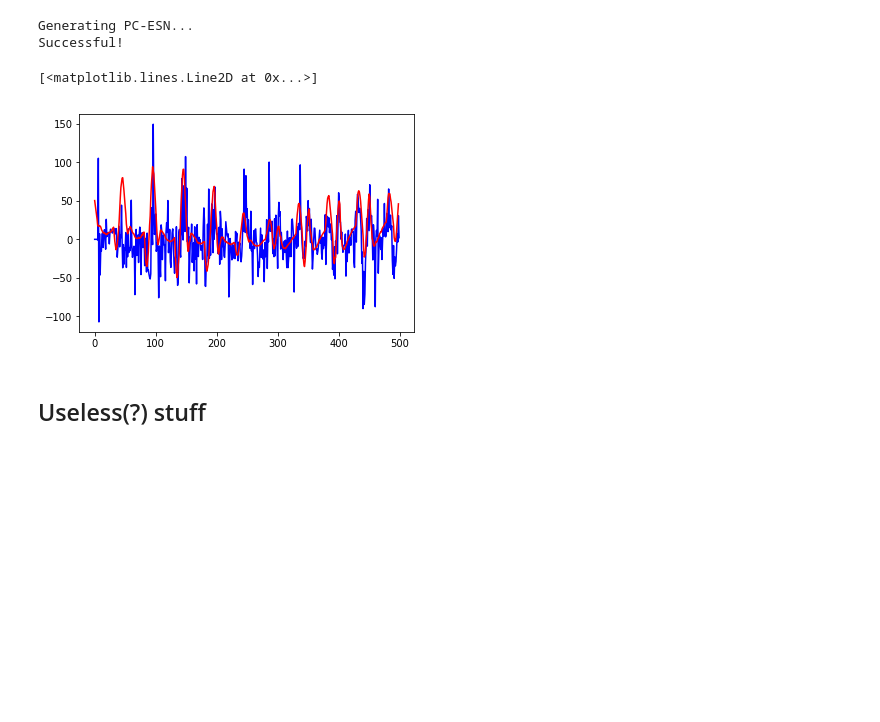
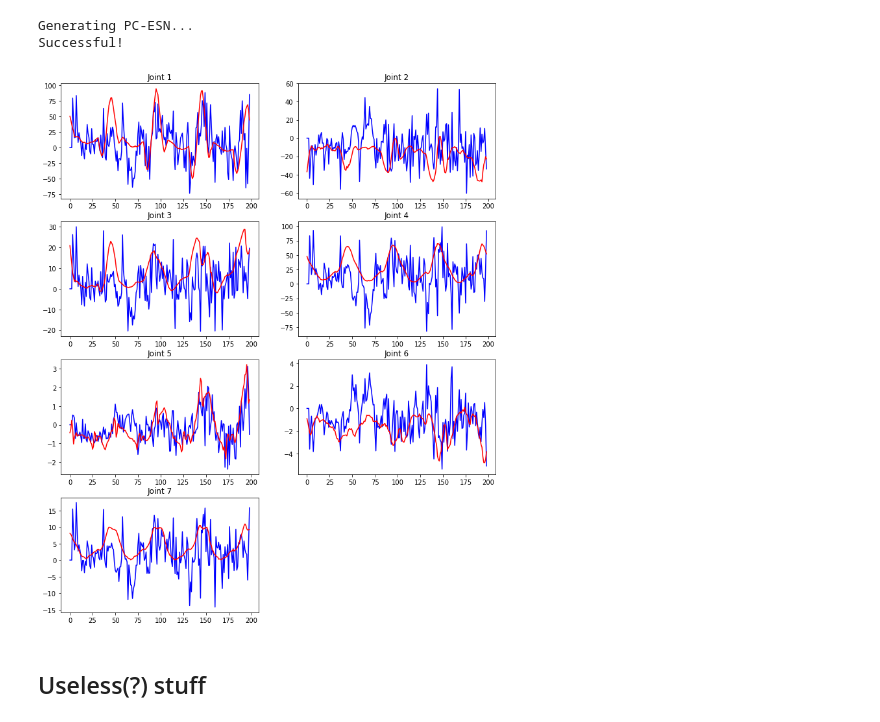
Before and after one commit to jaclanL/Project-Course---Deep-NN-, a Jupyter notebook: PC-ESN.ipynb, the cells around one changed output. Cells and saved outputs as stored; diff of their text form; code cells hidden in the pictures; blank space fills up the shorter version.

Commit message:
Full plot and dynamic eta

```diff
--- a/PC-ESN.ipynb
+++ b/PC-ESN.ipynb
@@ -21,7 +21,7 @@ def normalize_input(inputSequence):
 ## PC-ESN Class
 # %%
 class PCESN():
-    def __init__(self,nInputUnits,nReservoirUnits,nOutputUnits,spectralRadius,sigma2, phi2,eta):
+    def __init__(self,nInputUnits,nReservoirUnits,nOutputUnits,spectralRadius,sigma2,phi2):
         print('Generating PC-ESN...')
         # Structure
         self.nInputUnits = nInputUnits
@@ -30,9 +30,9 @@ class PCESN():
 
         # Parameters
         self.spectralRadius = spectralRadius # 0<sR<1 to ensure ESP! default 0.4???
-        self.sigma2 = sigma2 # Variance
-        self.phi2 = phi2 # High relative to?
-        self.eta = eta # learning rate, default???
+        self.sigma2 = sigma2
+        self.phi2 = phi2
+        self.eta = 1 # learning rate,  0.1 -> 0.01 eta^p < inf, sum(eta) = inf,
 
         # Initalize input sum and mean variables
         self.inputMean = zeros((nInputUnits,1))
@@ -60,18 +60,15 @@ class PCESN():
         self.Wfb = (2.0 * random.rand(nReservoirUnits, nOutputUnits)- 1.0)
         self.Wout = zeros((nOutputUnits,nReservoirUnits))
         self.Wdir = zeros((nOutputUnits,nInputUnits))
-        self.Wtrain = hstack((self.Wout,self.Wdir))
+        self.Wtrain = hstack((self.Wout,self.Wdir)) # just a combination of [Wout Wdir]
 
         self.r = zeros((nReservoirUnits,1))
         self.s = zeros((nInputUnits,1))
         self.o = zeros((nOutputUnits,1))
         self.c = vstack((self.r, self.s))
-        #self.Wout = (2.0 * random.rand(nOutputUnits,nReservoirUnits)- 1.0) # init not mentioned???
-        #self.Wdir = (2.0 * random.rand(nOutputUnits,nInputUnits)- 1.0)
-        #self.Wtrain = zeros((nOutputUnits, nInputUnits + nReservoirUnits)) - just a combination of [Wout Wdir]
 
         # Initialize covariance matrix
-        self.V = self.sigma2 * eye(nInputUnits + nReservoirUnits)
+        self.V = self.phi2 * eye(nInputUnits + nReservoirUnits)
 
         print('Successful!\n')
 
@@ -111,6 +108,8 @@ class PCESN():
         # Calculate GHL update
         dWin = self.eta*(inputSample@self.s.T - tril(self.s @ self.s.T) @ self.Win)
         self.Win += dWin # update Win matrix
+
+        self.eta = 1/sqrt(self.t) # Update learning rate
 # %% [markdown]
 ## Process data
 # %%
@@ -137,30 +136,31 @@ nReservoirUnits = 600
 nOutputUnits = 7
 spectralRadius = 0.4
 sigma2 = 0.1
-phi2 = 10
-eta = 0.01
+phi2 = 10 # Updates every step
 
-pcesn = PCESN(nInputUnits,nReservoirUnits,nOutputUnits,spectralRadius,sigma2,phi2,eta)
+pcesn = PCESN(nInputUnits,nReservoirUnits,nOutputUnits,spectralRadius,sigma2,phi2)
 
 data_len = uTrain.shape[0]
 output = zeros((7,data_len,1))
 test = []
 
-totalSamples = 500
+totalSamples = 200
 
 for i in trange(totalSamples): # or standard "range" to remove progress bar
     pcesn.train(uTrain[i,:],yTrain[i,:])
     output[:,i] = pcesn.o
-    test.append(pcesn.o[0])
 # %% [output]
 Generating PC-ESN...
 Successful!
-# %%
-plt.plot(test,'b')
-plt.plot(yTrain[0:499,0],'r')
-# %% [output]
-[<matplotlib.lines.Line2D at 0x...>]
-[figure, removed]
+# %%
+plt.figure(figsize=(12,15))
+for j in range(1,8):
+    plt.subplot(420+j)
+    plt.plot(output[j-1,0:199],'b')
+    plt.plot(yTrain[0:199,j-1],'r')
+    plt.title('Joint {}'.format(j))
+# %% [output]
+[figure, added]
 # %% [markdown]
 ## Useless(?) stuff
 # %%
```
